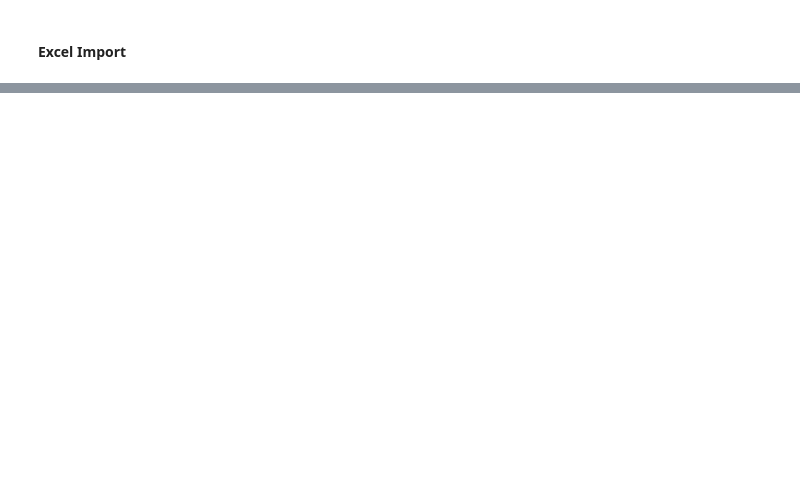
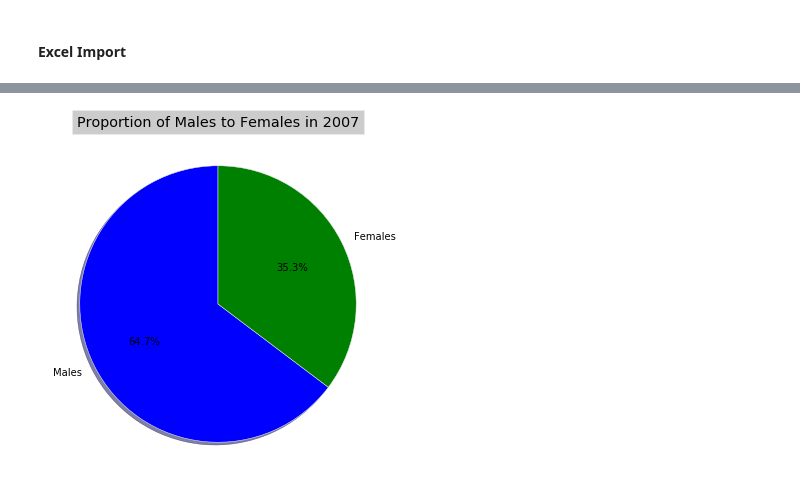
Before and after one commit to clairecDS/DataMiningClass, a Jupyter notebook: 7331 Data Mining - Project 1.ipynb, the cells around one changed output, grey strips where cells are left out. Saved outputs shown, nothing was run; the diff lists cells and outputs as text; code cells hidden in the pictures; blank space fills up the shorter version.

```diff
--- a/7331 Data Mining - Project 1.ipynb
+++ b/7331 Data Mining - Project 1.ipynb
@@ -237,0 +291,21 @@ def calculate_age(bdyr):
+# %%
+# Group 2007 Job Titles by Opmtitle (Pie Graph)
+from pylab import *
+
+# make a square figure and axes
+figure(1, figsize=(6,6))
+ax = axes([0.1, 0.1, 0.8, 0.8])
+
+# The slices will be ordered and plotted counter-clockwise.
+labels = 'Males', 'Females'
+fracs = [12125, 6612]
+
+
+pie(fracs, labels=labels,
+                autopct='%1.1f%%', shadow=True, startangle=90)
+
+title('Proportion of Males to Females in 2007', bbox={'facecolor':'0.8', 'pad':5})
+
+show()
+# %% [output]
+[figure, added]
```
Also changed, not shown: parts of 48 cells of this notebook.
